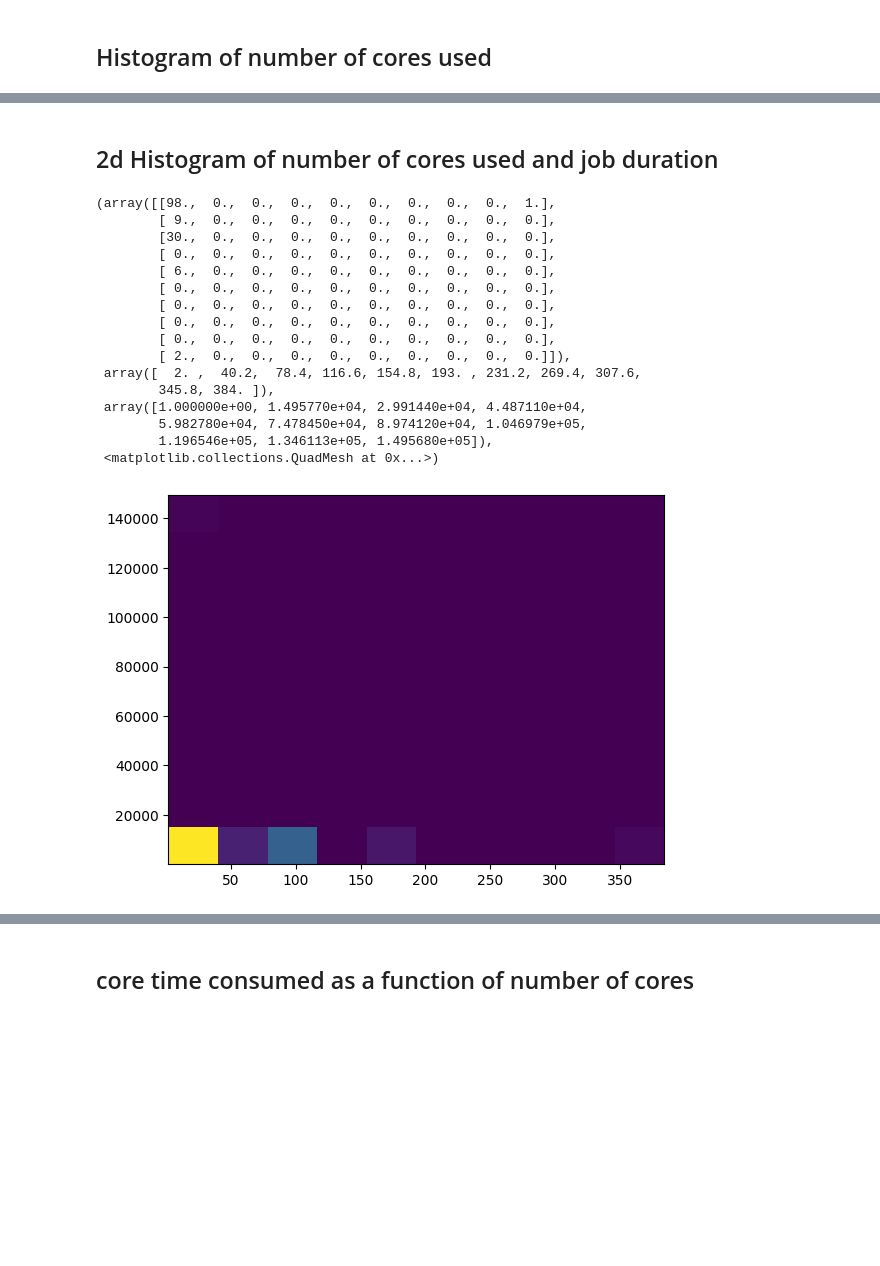
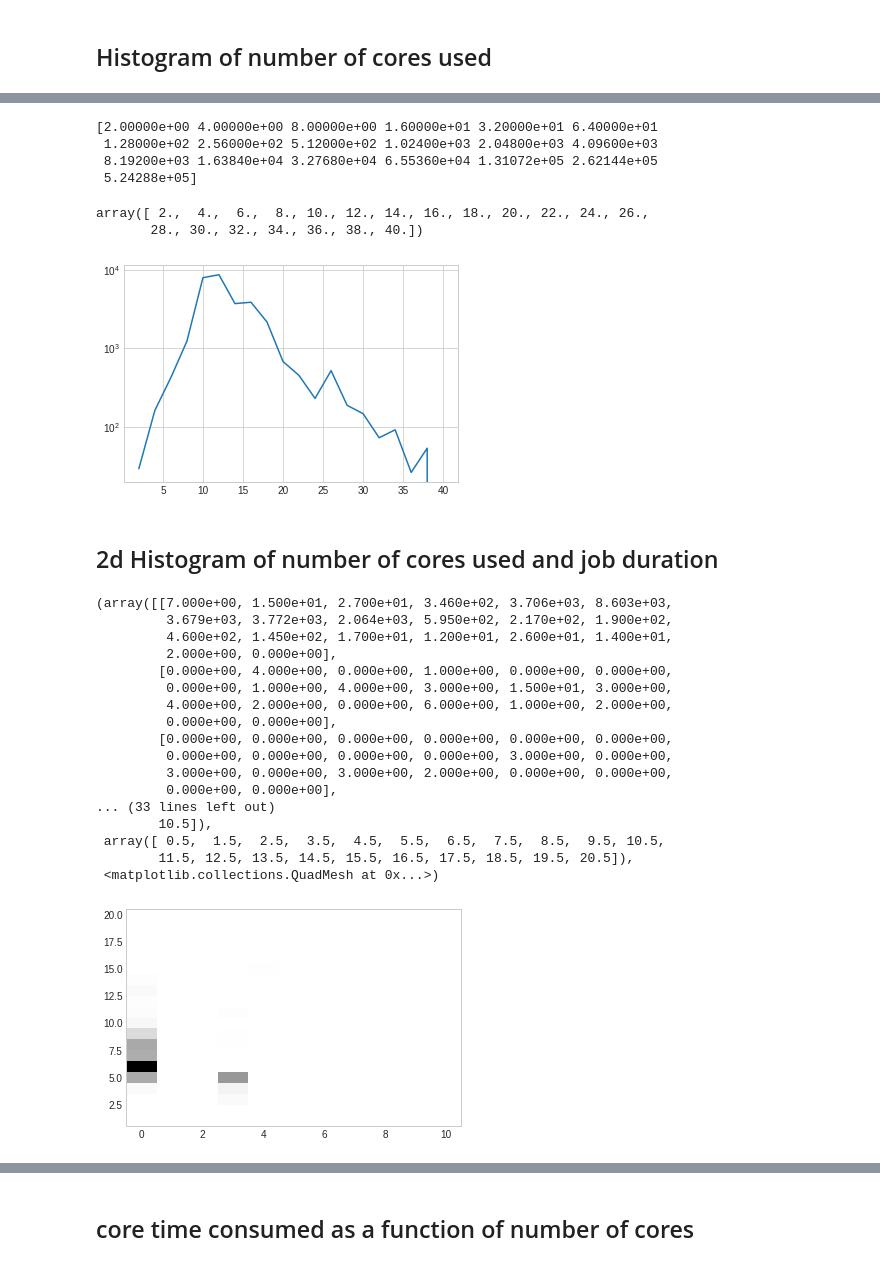
Before and after one commit to gruiick/openclassrooms-py, a Jupyter notebook: 06-python_analyze_data/jobs_analysis.ipynb, the cells around one changed output, grey strips where cells are left out. Cells and saved outputs as stored; diff of their text form; code cells hidden in the pictures; blank space fills up the shorter version.

```diff
--- a/06-python_analyze_data/jobs_analysis.ipynb
+++ b/06-python_analyze_data/jobs_analysis.ipynb
@@ -1,17 +7,10 @@
 # %% [markdown]
 ## Import data
 # %%
-%matplotlib inline
-import matplotlib.pyplot as plt
-import numpy as np
-#plt.style.use('seaborn-whitegrid')
-#import seaborn as sns
-
 dtype = np.dtype([("cores", int), ("duration", int)])
 #inputdata = np.loadtxt("stats_ralf.csv", dtype=dtype, delimiter=',', usecols=(0, 1), unpack=True)
-inputdata = np.loadtxt("E5-2021.csv", dtype=dtype, delimiter=',', usecols=(0, 1), unpack=True)
-#inputdata = np.loadtxt("all-2021.csv", dtype=dtype, delimiter=',', usecols=(0, 1), unpack=True)
-#inputdata = np.loadtxt("2022-09.csv", dtype=dtype, delimiter=',', usecols=(0, 1), unpack=True)
-#inputdata = np.loadtxt("2022-10.csv", dtype=dtype, delimiter=',', usecols=(0, 1), unpack=True)
-
-inputdata[0][2],inputdata[1][2]
+#inputdata = np.loadtxt("all-2023.csv", dtype=dtype, delimiter=',', usecols=(0, 1), unpack=True)
+#inputdata = np.loadtxt("Lake-2023.csv", dtype=dtype, delimiter=',', usecols=(0, 1), unpack=True)
+#inputdata = np.loadtxt("E5-2023.csv", dtype=dtype, delimiter=',', usecols=(0, 1), unpack=True)
+#inputdata = np.loadtxt("Cascade-2023.csv", dtype=dtype, delimiter=',', usecols=(0, 1), unpack=True)
+inputdata = np.loadtxt("Epyc-2023.csv", dtype=dtype, delimiter=',', usecols=(0, 1), unpack=True)
@@ -19,0 +21,2 @@ inputdata[0][2],inputdata[1][2]
+# %%
+inputdataarray = np.array(inputdata)
@@ -30,0 +37,2 @@ plt.hist(inputdata[0], bins='auto')
+# %%
+max_ncore_bin_log2=int(np.floor(np.max(np.log2(inputdataarray[0])))+1)
@@ -53,0 +75,3 @@ plt.hist(inputdata[1], bins='auto')
+# %%
+min_time_bin_log2=int(np.floor(np.min(np.log2(inputdataarray[1]+0.1)))+1)
+max_time_bin_log2=int(np.floor(np.max(np.log2(inputdataarray[1]+0.1)))+1)
@@ -53,0 +94,7 @@ plt.hist(inputdata[1], bins='auto')
+# %%
+print(2.**np.arange(min_time_bin_log2,max_time_bin_log2))
+# %% [output]
+[2.00000e+00 4.00000e+00 8.00000e+00 1.60000e+01 3.20000e+01 6.40000e+01
+ 1.28000e+02 2.56000e+02 5.12000e+02 1.02400e+03 2.04800e+03 4.09600e+03
+ 8.19200e+03 1.63840e+04 3.27680e+04 6.55360e+04 1.31072e+05 2.62144e+05
+ 5.24288e+05]
@@ -54,22 +105,37 @@ plt.hist(inputdata[1], bins='auto')
+# %%
+time_hist_centers = np.delete(time_hist_edges + np.roll(time_hist_edges,1),0)
+time_hist_centers
+# %% [output]
+array([ 2.,  4.,  6.,  8., 10., 12., 14., 16., 18., 20., 22., 24., 26.,
+       28., 30., 32., 34., 36., 38., 40.])
+# %%
+plt.plot(time_hist_centers,time_hist)
+plt.yscale('log')
+# %% [output]
+[figure, added]
 # %% [markdown]
 ## 2d Histogram of number of cores used and job duration
 # %%
-plt.hist2d(inputdata[0],inputdata[1])
+plt.hist2d(np.log2(inputdataarray[0]),
+           np.log2(inputdataarray[1]+0.1),
+           bins = [max_ncore_bin_log2+1,max_time_bin_log2-min_time_bin_log2+1],
+           range=[[-0.5,max_ncore_bin_log2+0.5], [min_time_bin_log2-0.5,max_time_bin_log2+0.5]])
 # %% [output]
-(array([[98.,  0.,  0.,  0.,  0.,  0.,  0.,  0.,  0.,  1.],
-        [ 9.,  0.,  0.,  0.,  0.,  0.,  0.,  0.,  0.,  0.],
-        [30.,  0.,  0.,  0.,  0.,  0.,  0.,  0.,  0.,  0.],
-        [ 0.,  0.,  0.,  0.,  0.,  0.,  0.,  0.,  0.,  0.],
-        [ 6.,  0.,  0.,  0.,  0.,  0.,  0.,  0.,  0.,  0.],
-        [ 0.,  0.,  0.,  0.,  0.,  0.,  0.,  0.,  0.,  0.],
-        [ 0.,  0.,  0.,  0.,  0.,  0.,  0.,  0.,  0.,  0.],
-        [ 0.,  0.,  0.,  0.,  0.,  0.,  0.,  0.,  0.,  0.],
-        [ 0.,  0.,  0.,  0.,  0.,  0.,  0.,  0.,  0.,  0.],
-        [ 2.,  0.,  0.,  0.,  0.,  0.,  0.,  0.,  0.,  0.]]),
- array([  2. ,  40.2,  78.4, 116.6, 154.8, 193. , 231.2, 269.4, 307.6,
-        345.8, 384. ]),
- array([1.000000e+00, 1.495770e+04, 2.991440e+04, 4.487110e+04,
-        5.982780e+04, 7.478450e+04, 8.974120e+04, 1.046979e+05,
-        1.196546e+05, 1.346113e+05, 1.495680e+05]),
+(array([[7.000e+00, 1.500e+01, 2.700e+01, 3.460e+02, 3.706e+03, 8.603e+03,
+         3.679e+03, 3.772e+03, 2.064e+03, 5.950e+02, 2.170e+02, 1.900e+02,
+         4.600e+02, 1.450e+02, 1.700e+01, 1.200e+01, 2.600e+01, 1.400e+01,
+         2.000e+00, 0.000e+00],
+        [0.000e+00, 4.000e+00, 0.000e+00, 1.000e+00, 0.000e+00, 0.000e+00,
+         0.000e+00, 1.000e+00, 4.000e+00, 3.000e+00, 1.500e+01, 3.000e+00,
+         4.000e+00, 2.000e+00, 0.000e+00, 6.000e+00, 1.000e+00, 2.000e+00,
+         0.000e+00, 0.000e+00],
+        [0.000e+00, 0.000e+00, 0.000e+00, 0.000e+00, 0.000e+00, 0.000e+00,
+         0.000e+00, 0.000e+00, 0.000e+00, 0.000e+00, 3.000e+00, 0.000e+00,
+         3.000e+00, 0.000e+00, 3.000e+00, 2.000e+00, 0.000e+00, 0.000e+00,
+         0.000e+00, 0.000e+00],
+... (33 lines left out)
+        10.5]),
+ array([ 0.5,  1.5,  2.5,  3.5,  4.5,  5.5,  6.5,  7.5,  8.5,  9.5, 10.5,
+        11.5, 12.5, 13.5, 14.5, 15.5, 16.5, 17.5, 18.5, 19.5, 20.5]),
  <matplotlib.collections.QuadMesh at 0x...>)
-[figure, old version]
+[figure, new version]
```
Also changed, not shown: parts of 32 cells of this notebook, 8 other files.
